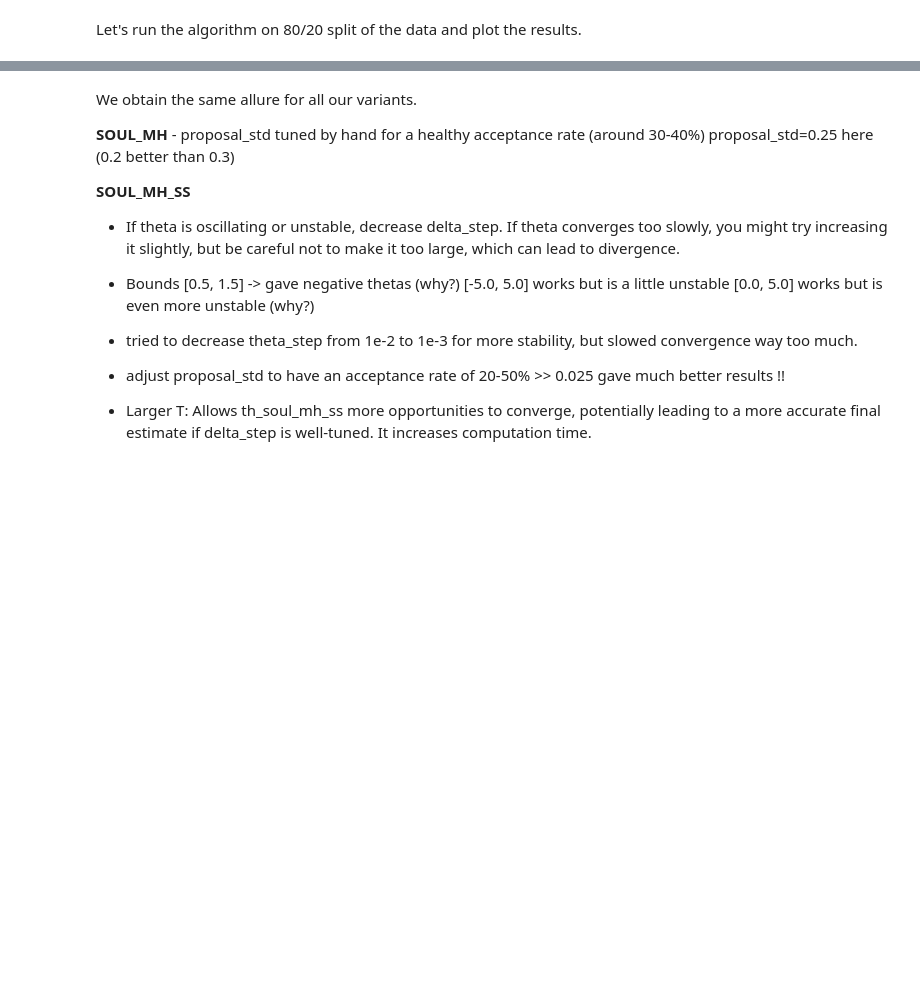
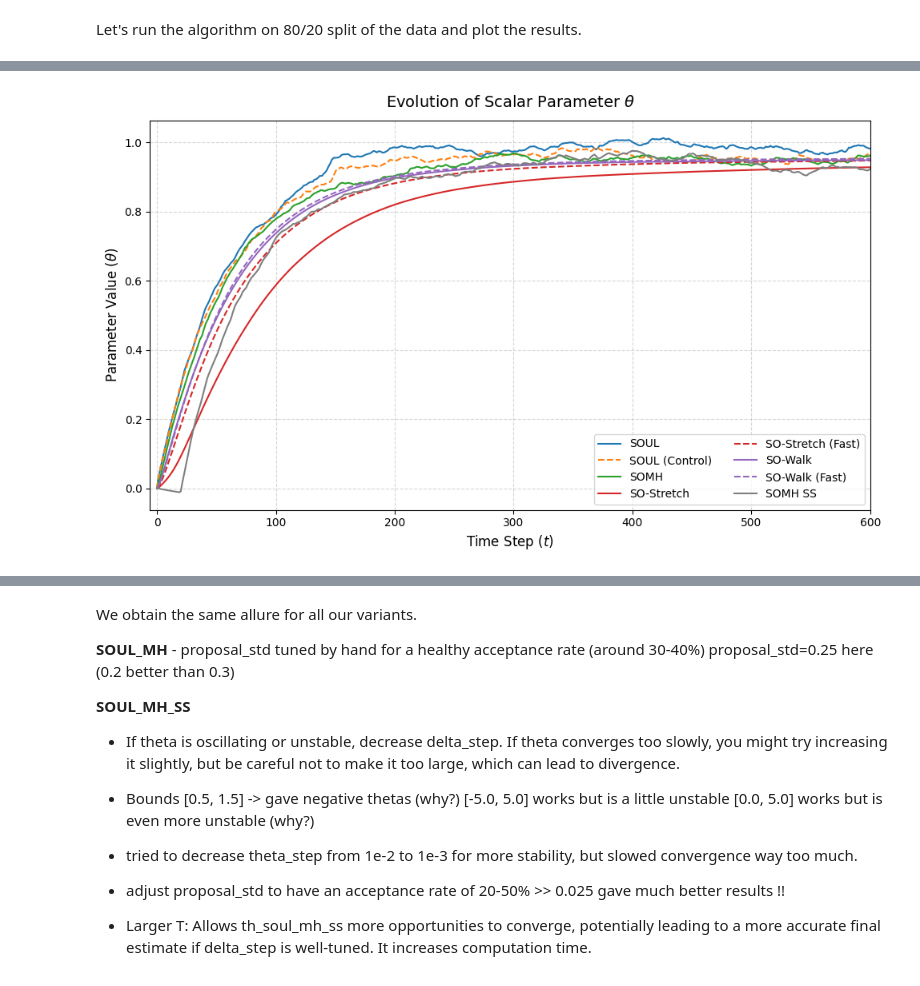
Before and after one commit to Laurasgrv-colab/PRe, a Jupyter notebook: gaussian_prior_bayesian_logistic_regression.ipynb, the cells around one changed output, grey strips where cells are left out. Cells and saved outputs as stored; diff of their text form; code cells hidden in the pictures; blank space fills up the shorter version.

```diff
--- a/gaussian_prior_bayesian_logistic_regression.ipynb
+++ b/gaussian_prior_bayesian_logistic_regression.ipynb
@@ -657,3 +700,91 @@ th_ctrl, x_ctrl = soul_ctrl(ltrain, ftrain, delta_step, T, M, np.array([[0]]), x
+# %%
+import matplotlib.pyplot as plt
+import numpy as np
+
+# Load the data
+data = np.load("so_all_theta_results.npz")
+
+T = data["T"]
+th_soul = data["th_soul"]
+th_ctrl = data["th_ctrl"]
+th_so_mh = data["th_so_mh"]
+th_so_stretch = data["th_so_stretch"]
+th_so_walk = data["th_so_walk"]
+th_so_stretch_fast = data["th_so_stretch_fast"]
+th_so_walk_fast = data["th_so_walk_fast"]
+th_so_mh_ss = data["th_so_mh_ss"]
+
+# Plotting configuration
+plt.figure(figsize=(10, 6))
+
+# Custom line styles, colors, and labels
+plt.plot(
+    th_soul, label="SOUL", color="#1f77b4", linewidth=1.5
+)  # Blue[cite: 1]
+plt.plot(
+    th_ctrl,
+    label="SOUL (Control)",
+    color="#ff7f0e",
+    linestyle="--",
+    linewidth=1.5,
+)
+plt.plot(
+    th_so_mh, label="SOMH", color="#2ca02c", linewidth=1.5
+)
+plt.plot(
+    th_so_stretch, label="SO-Stretch", color="#d62728", linewidth=1.5
+)
+
+plt.plot(
+    th_so_stretch_fast,
+    label="SO-Stretch (Fast)",
+    color="#d62728",
+    linestyle="--",
+    linewidth=1.5,
+)
+plt.plot(
+    th_so_walk, label="SO-Walk", color="#9467bd", linewidth=1.5
+)
+plt.plot(
+    th_so_walk_fast,
+    label="SO-Walk (Fast)",
+    color="#9467bd",
+    linestyle="--",
+    linewidth=1.5,
+)
+plt.plot(
+    th_so_mh_ss, label="SOMH SS", color="#7f7f7f", linewidth=1.5
+)
+
+# Custom axes and titles
+plt.xlim([-T / 100, T])  #[cite: 1]
+plt.xlabel("Time Step ($t$)", fontsize=12)  #[cite: 1]
+plt.ylabel(r"Parameter Value ($\theta$)", fontsize=12)  #[cite: 1]
+plt.title(
+    r"Evolution of Scalar Parameter $\theta$", fontsize=14, pad=12
+)  #[cite: 1]
+
+# Custom legend
+plt.legend(loc="lower right", frameon=True, fontsize=10, ncol=2)  #[cite: 1]
+plt.grid(True, linestyle="--", alpha=0.5)  #[cite: 1]
+
+# Add a caption below the figure
+"""
+plt.figtext(
+    0.5,
+    -0.02,
+    r"Figure 1: Comparison of $\theta$ convergence across different SOUL algorithm variants.",
+    wrap=True,
+    horizontalalignment="center",
+    fontsize=10,
+    style="italic",
+)
+"""
+
+plt.tight_layout()
+plt.show()
+# %% [output]
+[figure, added]
 # %%
 #@title Plot the results
 plt.figure(figsize=(10, 6))
```
Also changed, not shown: parts of 20 cells of this notebook, 6 other files.
